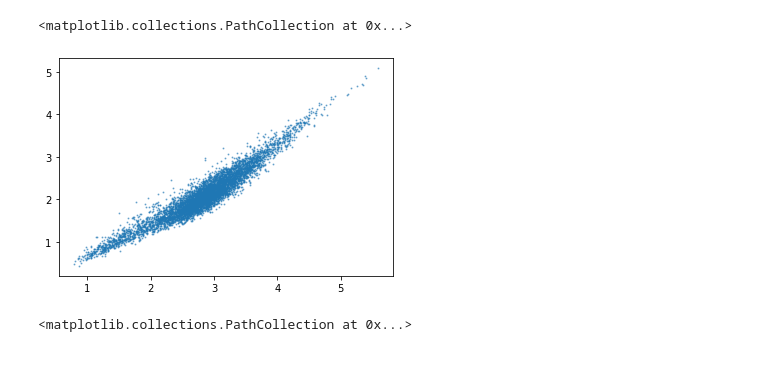
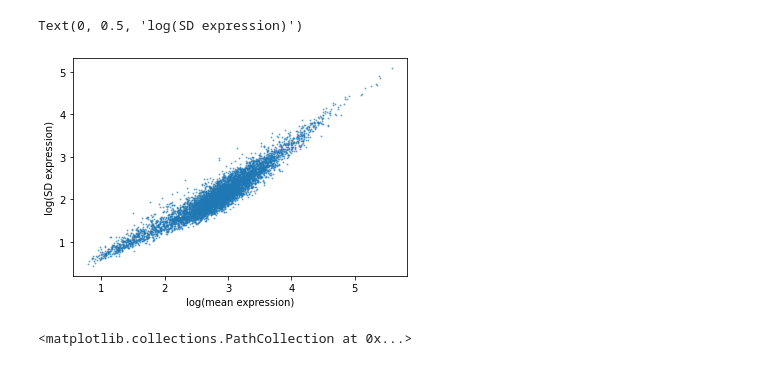
Before and after one commit to ucbmcb288/mcb288, a Jupyter notebook: RNAseq_Replication/MCB288_Barton_2022_nb4.ipynb, the cells around one changed output. Cells and saved outputs as stored; diff of their text form; code cells hidden in the pictures.

```diff
--- a/RNAseq_Replication/MCB288_Barton_2022_nb4.ipynb
+++ b/RNAseq_Replication/MCB288_Barton_2022_nb4.ipynb
@@ -42,9 +42,11 @@ ge['true_de'] = np.log(ge['mut_median'] / ge['wt_median'])/np.log(2)
 ge['abs_true_de'] = np.abs(ge['true_de'])
 # %%
 plt.scatter(np.log10(ge['wt_mean']),np.log10(ge['wt_std']),s=1,alpha=.5)
+plt.xlabel("log(mean expression)")
+plt.ylabel("log(SD expression)")
 # %% [output]
-<matplotlib.collections.PathCollection at 0x...>
+Text(0, 0.5, 'log(SD expression)')
-[figure, old version]
+[figure, new version]
 # %%
 ge_all = ge[cols_wt]
 ge_all = ge_all[ge_all.min(axis=1) > 0]
```
Also changed, not shown: parts of 14 cells of this notebook.
